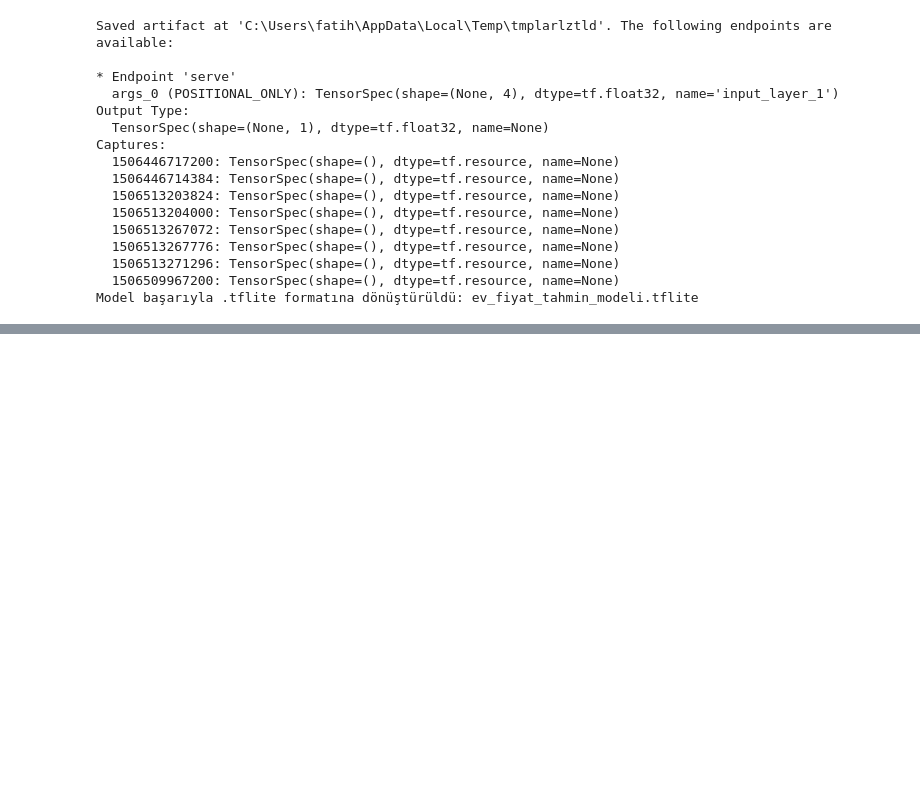
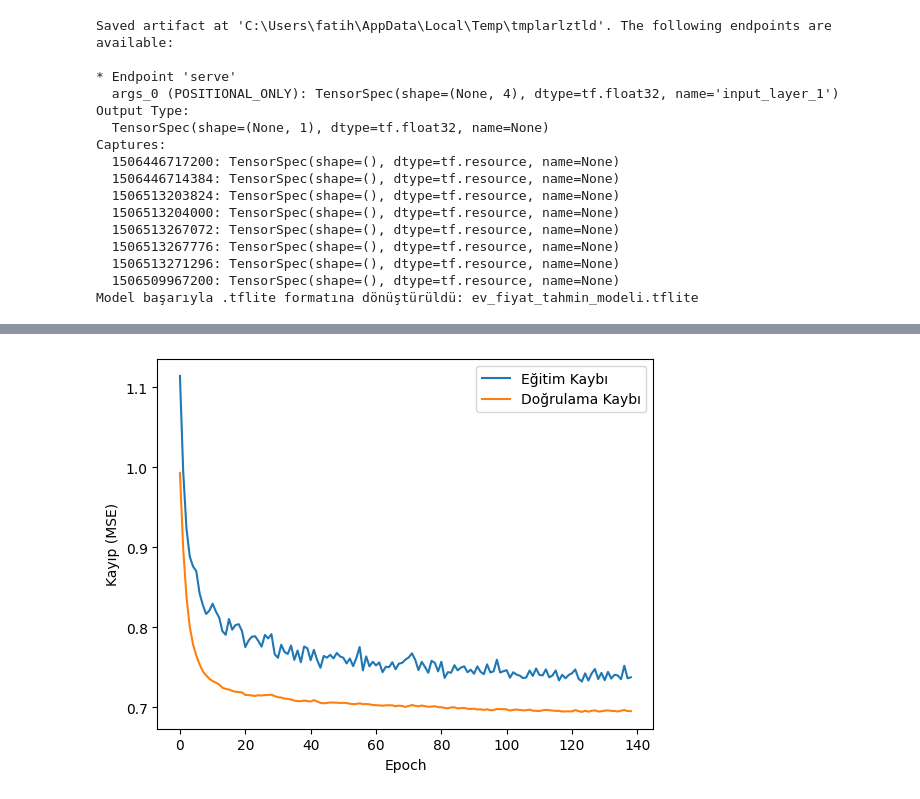
Before and after one commit to fatihsaribiyik2003/KiraTahmini, a Jupyter notebook: deneme2.ipynb, the cells around one changed output, grey strips where cells are left out. Drawn from its saved outputs; the diff is of its cells as text; code cells hidden in the pictures; blank space fills up the shorter version.

```diff
--- a/deneme2.ipynb
+++ b/deneme2.ipynb
@@ -227,3 +227,88 @@ Captures:
   1506513271296: TensorSpec(shape=(), dtype=tf.resource, name=None)
   1506509967200: TensorSpec(shape=(), dtype=tf.resource, name=None)
 Model başarıyla .tflite formatına dönüştürüldü: ev_fiyat_tahmin_modeli.tflite
+# %%
+
+import tensorflow as tf
+import pandas as pd
+import numpy as np
+from sklearn.model_selection import train_test_split
+from sklearn.preprocessing import StandardScaler
+import matplotlib.pyplot as plt
+import pickle  # Scaler'ları kaydetmek için eklendi
+
+# 1. Veriyi Yükle ve Temizle
+data = pd.read_csv('numericData.csv')  # CSV dosyanızı buraya göre ayarlayın
+data = data.dropna()  # Eksik verileri sil
+data = data[data['price'] < data['price'].quantile(0.99)]  # Aykırı değerleri çıkar
+
+# Girdileri ve çıktıyı ayır
+X = data[['living_room', 'area', 'age', 'floor']].values
+y = data['price'].values
+
+# 2. Veriyi Ölçeklendir
+scaler_X = StandardScaler()
+X_scaled = scaler_X.fit_transform(X)
+
+scaler_y = StandardScaler()
+y_scaled = scaler_y.fit_transform(y.reshape(-1, 1)).flatten()
+
+# Scaler'ları kaydet
+with open('scaler_X.pkl', 'wb') as f:
+    pickle.dump(scaler_X, f)
+with open('scaler_y.pkl', 'wb') as f:
+    pickle.dump(scaler_y, f)
+
+# Eğitim ve test setlerine ayır
+X_train, X_test, y_train, y_test = train_test_split(X_scaled, y_scaled, test_size=0.2, random_state=42)
+
+# 3. Modeli Oluştur
+model = tf.keras.Sequential([
+    tf.keras.layers.Dense(32, activation='relu', input_shape=(4,)),
+    tf.keras.layers.Dropout(0.2),
+    tf.keras.layers.Dense(16, activation='relu'),
+    tf.keras.layers.Dropout(0.2),
+    tf.keras.layers.Dense(8, activation='relu'),
+    tf.keras.layers.Dense(1)  # Regresyon için tek çıkış
+])
+
+# 4. Modeli Derle
+optimizer = tf.keras.optimizers.Adam(learning_rate=0.0001)
+model.compile(optimizer=optimizer, loss='mean_squared_error', metrics=['mae'])
+
+# 5. Erken Durdurma
+early_stopping = tf.keras.callbacks.EarlyStopping(monitor='val_loss', patience=15, restore_best_weights=True)
+
+# 6. Modeli Eğit
+history = model.fit(X_train, y_train, epochs=300, batch_size=16, validation_split=0.2, callbacks=[early_stopping], verbose=1)
+
+# 7. Eğitim Sürecini Görselleştir
+plt.plot(history.history['loss'], label='Eğitim Kaybı')
+plt.plot(history.history['val_loss'], label='Doğrulama Kaybı')
+plt.xlabel('Epoch')
+plt.ylabel('Kayıp (MSE)')
+plt.legend()
+plt.show()
+
+# 8. Modeli Test Et
+test_loss, test_mae = model.evaluate(X_test, y_test)
+print(f"Test Kayıp (MSE): {test_loss}")
+print(f"Test Ortalama Mutlak Hata (MAE): {test_mae}")
+
+# Orijinal ölçekte MAE hesapla
+y_pred = model.predict(X_test)
+y_pred_orijinal = scaler_y.inverse_transform(y_pred).flatten()
+y_test_orijinal = scaler_y.inverse_transform(y_test.reshape(-1, 1)).flatten()
+mae_orijinal = np.mean(np.abs(y_test_orijinal - y_pred_orijinal))
+print(f"Orijinal Ölçekte MAE: {mae_orijinal}")
+
+# 9. Örnek Tahmin
+yeni_veri = np.array([[3, 120, 10, 2]])  # Örnek veri
+yeni_veri_scaled = scaler_X.transform(yeni_veri)
+tahmin = model.predict(yeni_veri_scaled)
+tahmin_orijinal = scaler_y.inverse_transform(tahmin)
+print(f"Tahmini Fiyat: {tahmin_orijinal[0][0]}")
+
+# 10. Modeli Kaydet
+model.save('ev_fiyat_tahmin_modelitest.h5')
+# %% [output]
@@ -229,0 +332 @@ Model başarıyla .tflite formatına dönüştürüldü: ev_fiyat_tahmin_modeli.
+[figure, added]
```
Also changed, not shown: parts of 1 cell of this notebook, 7 other files.
